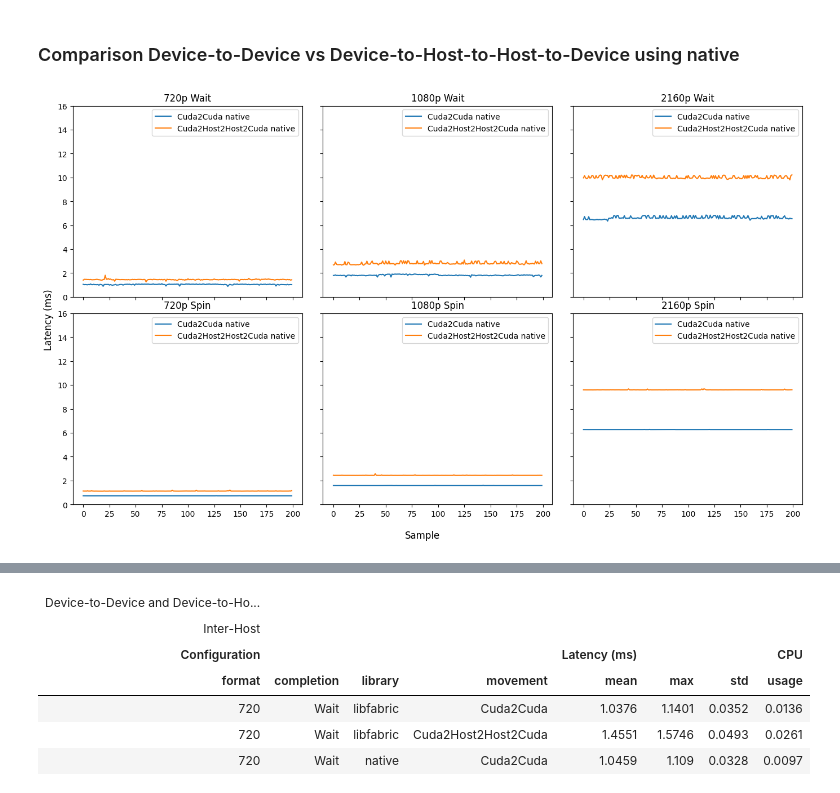
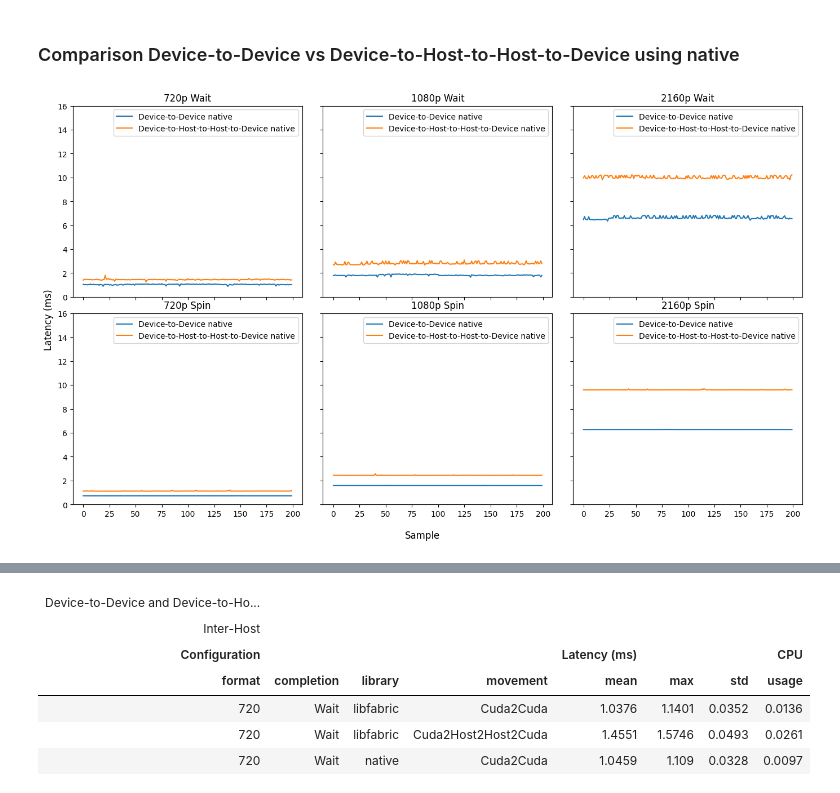
Before and after one commit to jonasohland/mts-fabrics-study, a Jupyter notebook: notebooks/mts-study.ipynb, the cells around one changed output, grey strips where cells are left out. Saved outputs shown, nothing was run; the diff lists cells and outputs as text; code cells hidden in the pictures.

Commit message:
use latest data

```diff
--- a/notebooks/mts-study.ipynb
+++ b/notebooks/mts-study.ipynb
@@ -60,6 +61,17 @@ class Movement(Enum):
     dh2hd = "Cuda2Host2Host2Cuda"
     h2d = "Host2Cuda"
     d2h = "Cuda2Host"
+
+    def to_study_name(self) -> str:
+        match self:
+            case Movement.d2d:
+                return "Device-to-Device"
+            case Movement.dh2hd:
+                return "Device-to-Host-to-Host-to-Device"
+            case Movement.h2d:
+                return "Host-to-Device"
+            case Movement.d2h:
+                return "Device-to-Host"
 
 class Test(Enum):
     mxl_fabrics="MXLFabrics"
@@ -156,3 +168,13 @@ for i, format in enumerate(Format):
             axs[j][i].legend()
 # %% [output]
 [figure]
+# %%
+fig = plt.figure()
+fig.supxlabel("Latency (ms)")
+
+for i, format in enumerate(Format):
+    for j, comp in enumerate(config["completions"]):
+        for library in Library:
+            x = (f"{library.name} {format.value} {comp.value}")
+            y=data_d2d_interhost[TestConfiguration(library, format, comp, Test.mxl_fabrics, Movement.d2d, Transport.verbs, TransferMode.reflect)].mean()/1e6
+            plt.barh(x,y, color="blue" if library==Library.libfabric else "orange")
@@ -247,18 +271,18 @@ for i, format in enumerate(Format):
 # %%
 ymin, ymax = 0, 16
 fig, axs = plt.subplots(nrows=len(config["completions"]),ncols=len(Format), sharex=True, sharey=True)
 fig.supylabel("Latency (ms)")
 fig.supxlabel("Sample")
 fig.tight_layout()
 
 library = Library.native
 
 for i, format in enumerate(Format):
     for j, comp in enumerate(config["completions"]):
         axs[j][i].set_title(f"{format.value}p {comp.value}")
         axs[j][i].set_ylim(ymin, ymax)
         for movement in config["movements"]:
-            axs[j][i].plot(data_dh2hd_interhost[TestConfiguration(library, format, comp, Test.mxl_fabrics, movement, Transport.verbs, TransferMode.reflect)]/1e6, label=f"{movement.value} {library.value}")
+            axs[j][i].plot(data_dh2hd_interhost[TestConfiguration(library, format, comp, Test.mxl_fabrics, movement, Transport.verbs, TransferMode.reflect)]/1e6, label=f"{movement.to_study_name()} {library.value}")
             axs[j][i].legend()
 # %% [output]
-[figure, old version]
+[figure, new version]
```
Also changed, not shown: parts of 7 cells of this notebook.
